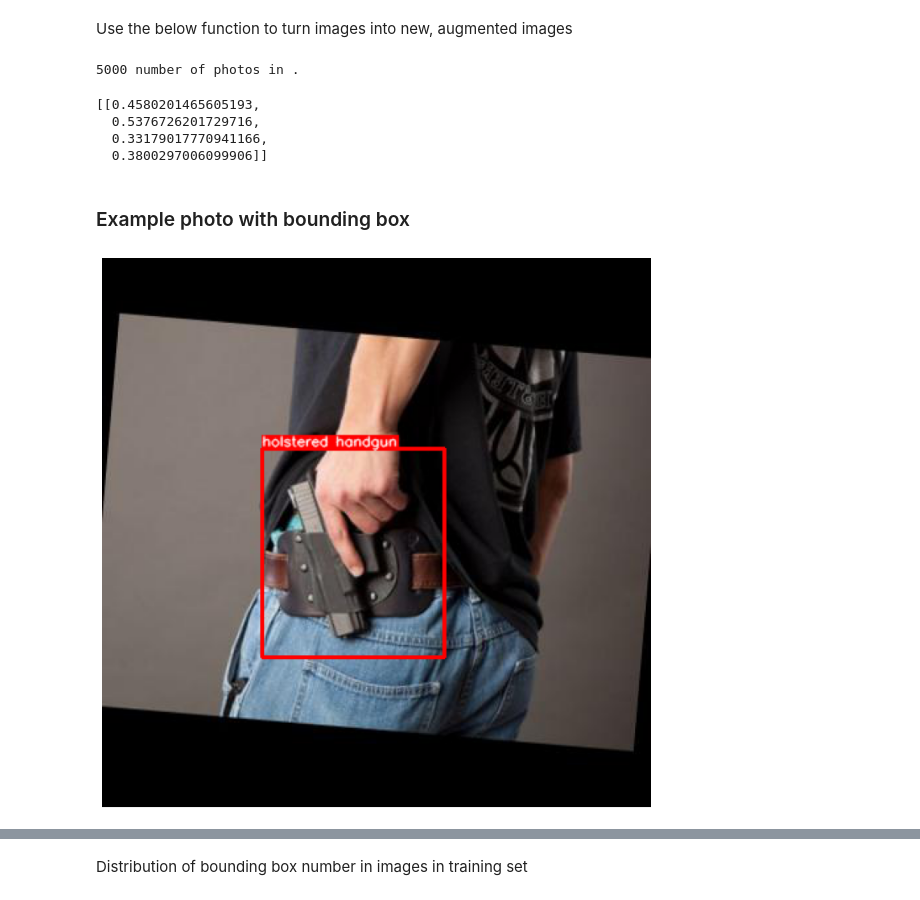
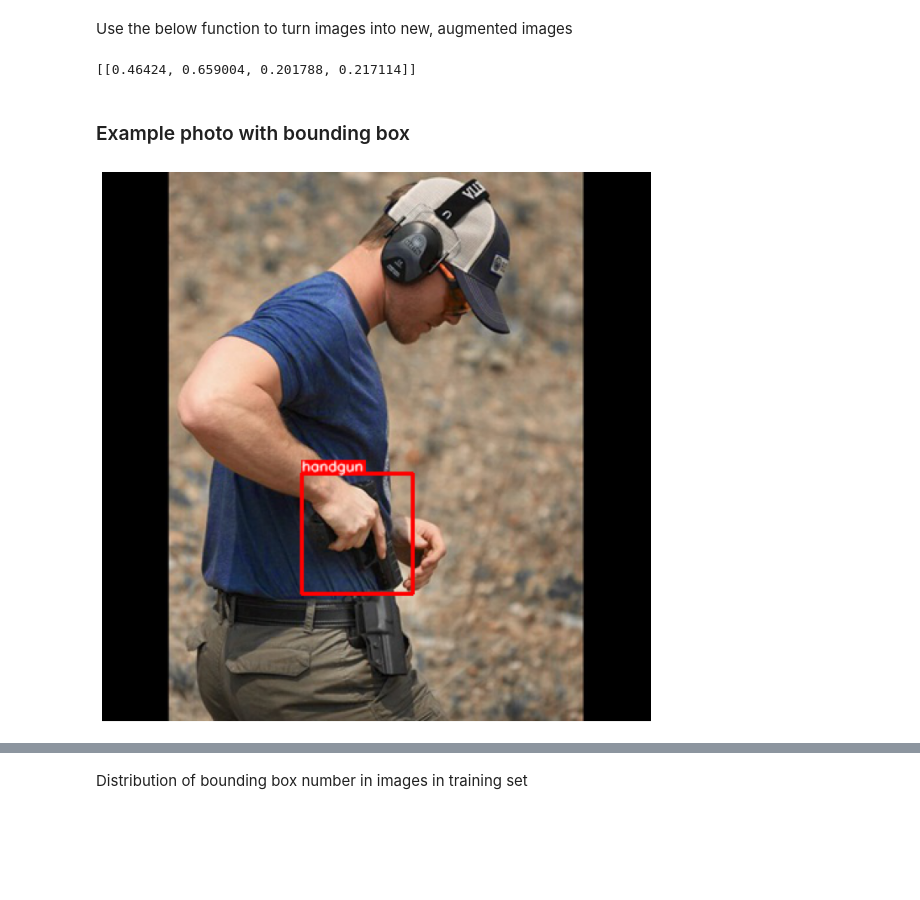
Before and after one commit to brettmcgrath/security_camera, a Jupyter notebook: FINAL_data_aug.ipynb, the cells around one changed output, grey strips where cells are left out. Saved outputs shown, nothing was run; the diff lists cells and outputs as text; code cells hidden in the pictures; blank space fills up the shorter version.

```diff
--- a/FINAL_data_aug.ipynb
+++ b/FINAL_data_aug.ipynb
@@ -359,27 +359,22 @@ def visualize(image, bboxes, category_ids, category_id_to_name):
 
 #Source: albumentations library documentation
 # %%
-augment_gun_images(picture_total=5000, source='.')
+# augment_gun_images(picture_total=5000, source='.')
-# %% [output]
-5000 number of photos in .
 # %%
-pillow_image = Image.open(f"./holsters/images/holster_aug_img860.jpg")
+pillow_image = Image.open(f"./datasets/data5/train/images/img_xs_7808_1.jpg")
 image = np.array(pillow_image)
-bboxes = read_file('./holsters/labels/holster_aug_img860.txt')
+bboxes = read_file('./datasets/data5/train/labels/img_xs_7808_1.txt')
 bboxes_nocat = [i[0:4] for i in bboxes]
 # %%
 bboxes
 # %% [output]
-[[0.4580201465605193,
-  0.5376726201729716,
-  0.33179017770941166,
-  0.3800297006099906]]
+[[0.46424, 0.659004, 0.201788, 0.217114]]
 # %% [markdown]
 <h3>Example photo with bounding box</h3>
 # %%
-visualize(image, bboxes=convert_box(bboxes_nocat), category_ids = [2], category_id_to_name = {0:'SA handgun', 1:'revolver', 2:'holstered handgun'})
+visualize(image, bboxes=convert_box(bboxes_nocat), category_ids = [0], category_id_to_name = {0:'handgun', 1:'holstered'})
 # %% [output]
-[figure, old version]
+[figure, new version]
 # %%
 keys=[i for i in img_files]
 values= [read_file(f'{stuff_source}/labels/{i}') for i in annot_files]
```
Also changed, not shown: parts of 9 cells of this notebook, 3 other files.
